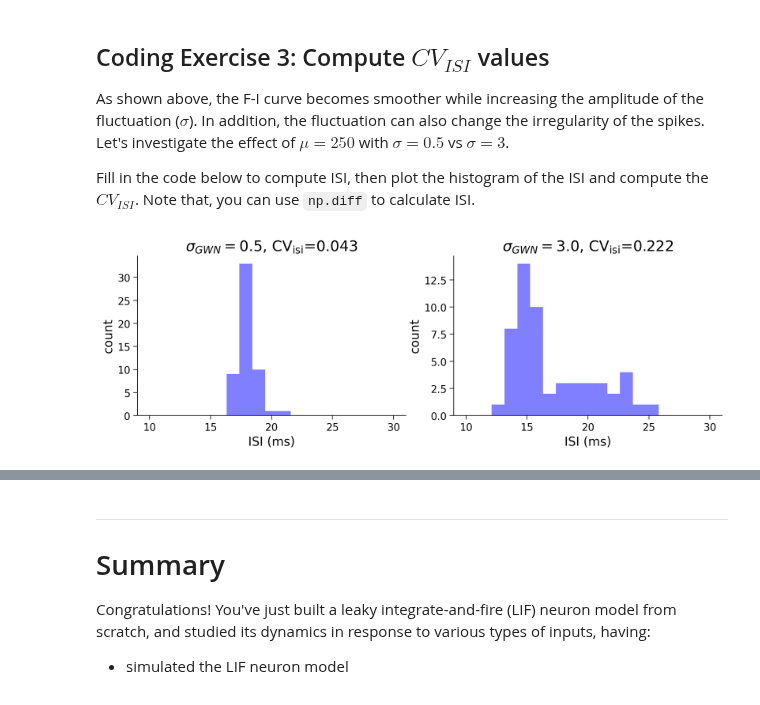
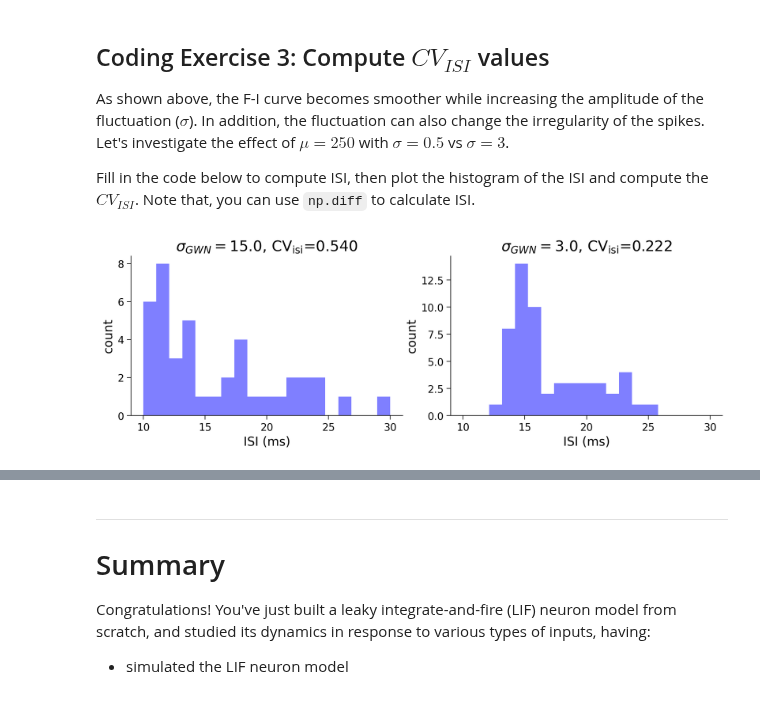
Before and after one commit to EugOT/compneuro, a Jupyter notebook: notebooks/2023-11-26-BiologicalNeuronModels-1.ipynb, the cells around one changed output, grey strips where cells are left out. Cells and saved outputs as stored; diff of their text form; code cells hidden in the pictures.

```diff
--- a/notebooks/2023-11-26-BiologicalNeuronModels-1.ipynb
+++ b/notebooks/2023-11-26-BiologicalNeuronModels-1.ipynb
@@ -481,6 +481,7 @@ As shown above, the F-I curve becomes smoother while increasing the amplitude of
 
 Fill in the code below to compute ISI, then plot the histogram of the ISI and compute the $CV_{ISI}$. Note that, you can use `np.diff` to calculate ISI.
 # %%
+
 def isi_cv_LIF(spike_times):
   """
   Calculates the interspike intervals (isi) and
@@ -499,35 +500,35 @@ def isi_cv_LIF(spike_times):
     isi = np.diff(spike_times)
     # Compute cv
     cv = np.std(isi)/np.mean(isi)
   else:
     isi = np.nan
     cv = np.nan
 
   return isi, cv
 
 
 # Set parameters
 pars = default_pars(T=1000.)
 mu_gwn = 250
-sig_gwn1 = 0.5
+sig_gwn1 = 15
 sig_gwn2 = 3.0
 
 # Run LIF model for sigma = 0.5
 I_GWN1 = my_GWN(pars, mu=mu_gwn, sig=sig_gwn1, myseed=2020)
 _, sp1 = run_LIF(pars, Iinj=I_GWN1)
 
 # Run LIF model for sigma = 3
 I_GWN2 = my_GWN(pars, mu=mu_gwn, sig=sig_gwn2, myseed=2020)
 _, sp2 = run_LIF(pars, Iinj=I_GWN2)
 
 # Compute ISIs/CV
 isi1, cv1 = isi_cv_LIF(sp1)
 isi2, cv2 = isi_cv_LIF(sp2)
 
 # Visualize
 my_hists(isi1, isi2, cv1, cv2, sig_gwn1, sig_gwn2)
 # %% [output]
-[figure, old version]
+[figure, new version]
 # %% [markdown]
 ## Interactive Demo 3B: Spike irregularity explorer for different `sig_gwn`
 
```
Also changed, not shown: parts of 2 cells of this notebook.
